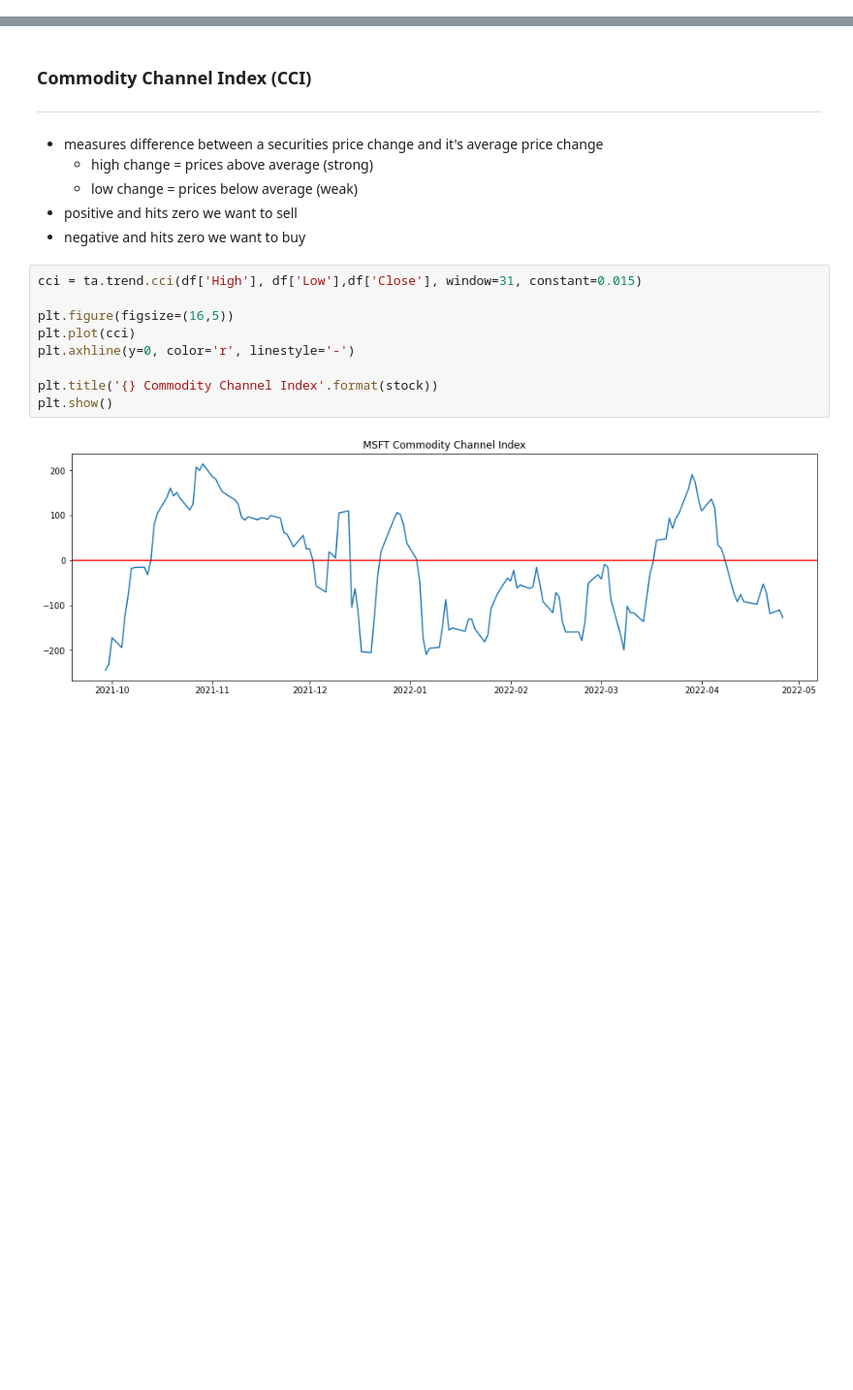
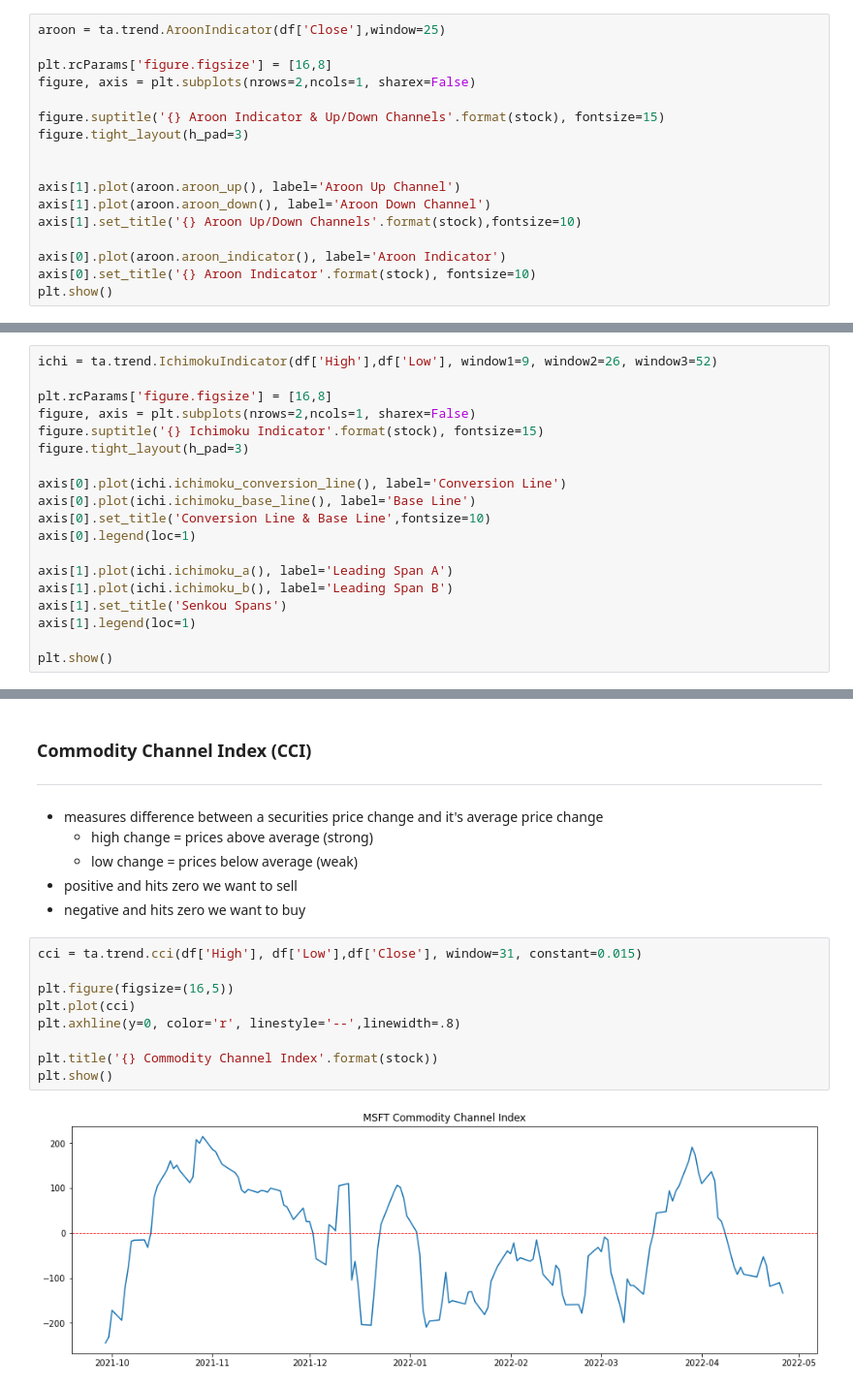
Before and after one commit to bridaniels/OptionsAnalysis, a Jupyter notebook: ta_library_indicators/trendIndicators.ipynb, the cells around one changed output, grey strips where cells are left out. Shown at 97% size. Saved outputs shown, nothing was run; the diff lists cells and outputs as text; blank space fills up the shorter version.

```diff
--- a/ta_library_indicators/trendIndicators.ipynb
+++ b/ta_library_indicators/trendIndicators.ipynb
@@ -48,0 +53,17 @@ plt.show()
+# %%
+aroon = ta.trend.AroonIndicator(df['Close'],window=25)
+
+plt.rcParams['figure.figsize'] = [16,8]
+figure, axis = plt.subplots(nrows=2,ncols=1, sharex=False)
+
+figure.suptitle('{} Aroon Indicator & Up/Down Channels'.format(stock), fontsize=15)
+figure.tight_layout(h_pad=3)
+
+
+axis[1].plot(aroon.aroon_up(), label='Aroon Up Channel')
+axis[1].plot(aroon.aroon_down(), label='Aroon Down Channel')
+axis[1].set_title('{} Aroon Up/Down Channels'.format(stock),fontsize=10)
+
+axis[0].plot(aroon.aroon_indicator(), label='Aroon Indicator')
+axis[0].set_title('{} Aroon Indicator'.format(stock), fontsize=10)
+plt.show()
@@ -63,0 +161,19 @@ plt.show()
+# %%
+ichi = ta.trend.IchimokuIndicator(df['High'],df['Low'], window1=9, window2=26, window3=52)
+
+plt.rcParams['figure.figsize'] = [16,8]
+figure, axis = plt.subplots(nrows=2,ncols=1, sharex=False)
+figure.suptitle('{} Ichimoku Indicator'.format(stock), fontsize=15)
+figure.tight_layout(h_pad=3)
+
+axis[0].plot(ichi.ichimoku_conversion_line(), label='Conversion Line')
+axis[0].plot(ichi.ichimoku_base_line(), label='Base Line')
+axis[0].set_title('Conversion Line & Base Line',fontsize=10)
+axis[0].legend(loc=1)
+
+axis[1].plot(ichi.ichimoku_a(), label='Leading Span A')
+axis[1].plot(ichi.ichimoku_b(), label='Leading Span B')
+axis[1].set_title('Senkou Spans')
+axis[1].legend(loc=1)
+
+plt.show()
@@ -72,11 +221,11 @@ plt.show()
 # %%
 cci = ta.trend.cci(df['High'], df['Low'],df['Close'], window=31, constant=0.015)
 
 plt.figure(figsize=(16,5))
 plt.plot(cci)
-plt.axhline(y=0, color='r', linestyle='-')
+plt.axhline(y=0, color='r', linestyle='--',linewidth=.8)
 
 plt.title('{} Commodity Channel Index'.format(stock))
 plt.show()
 # %% [output]
-[figure, old version]
+[figure, new version]
```
Also changed, not shown: parts of 21 cells of this notebook, 2 other files.
